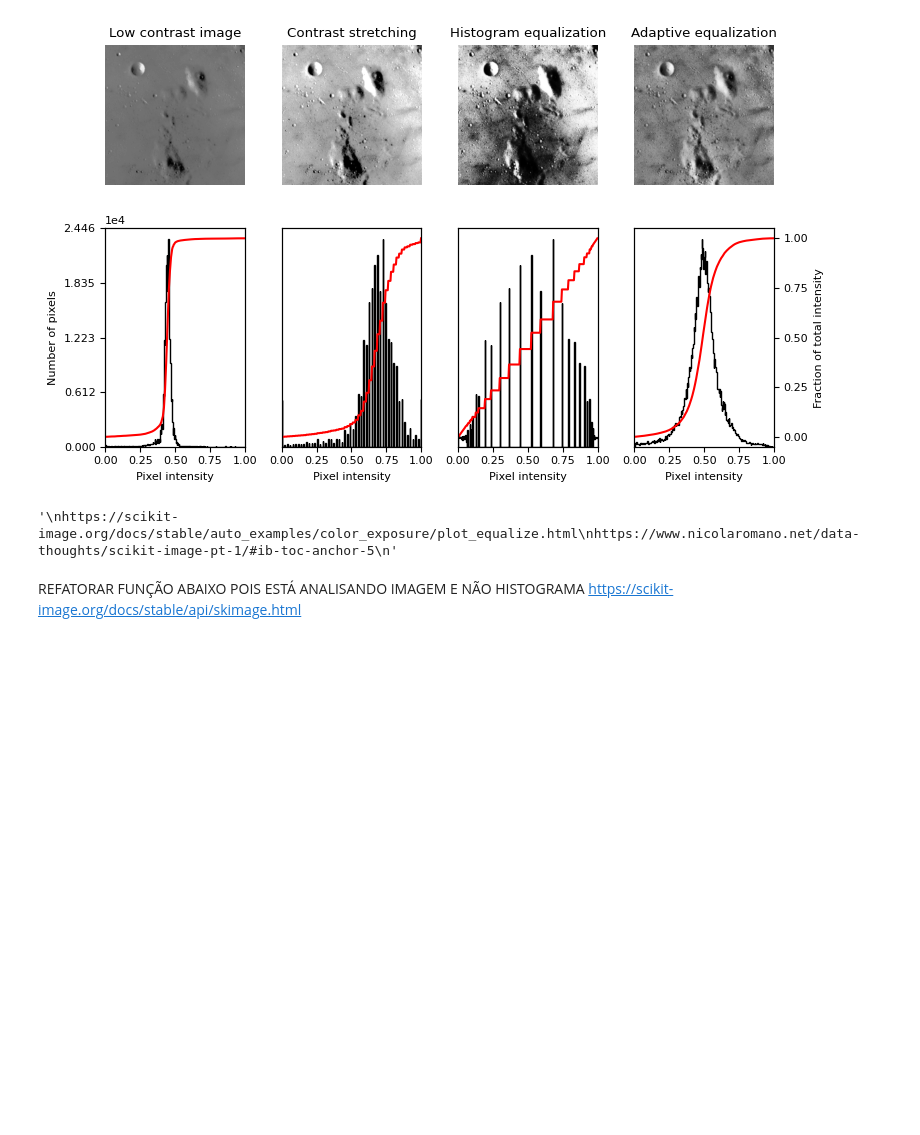
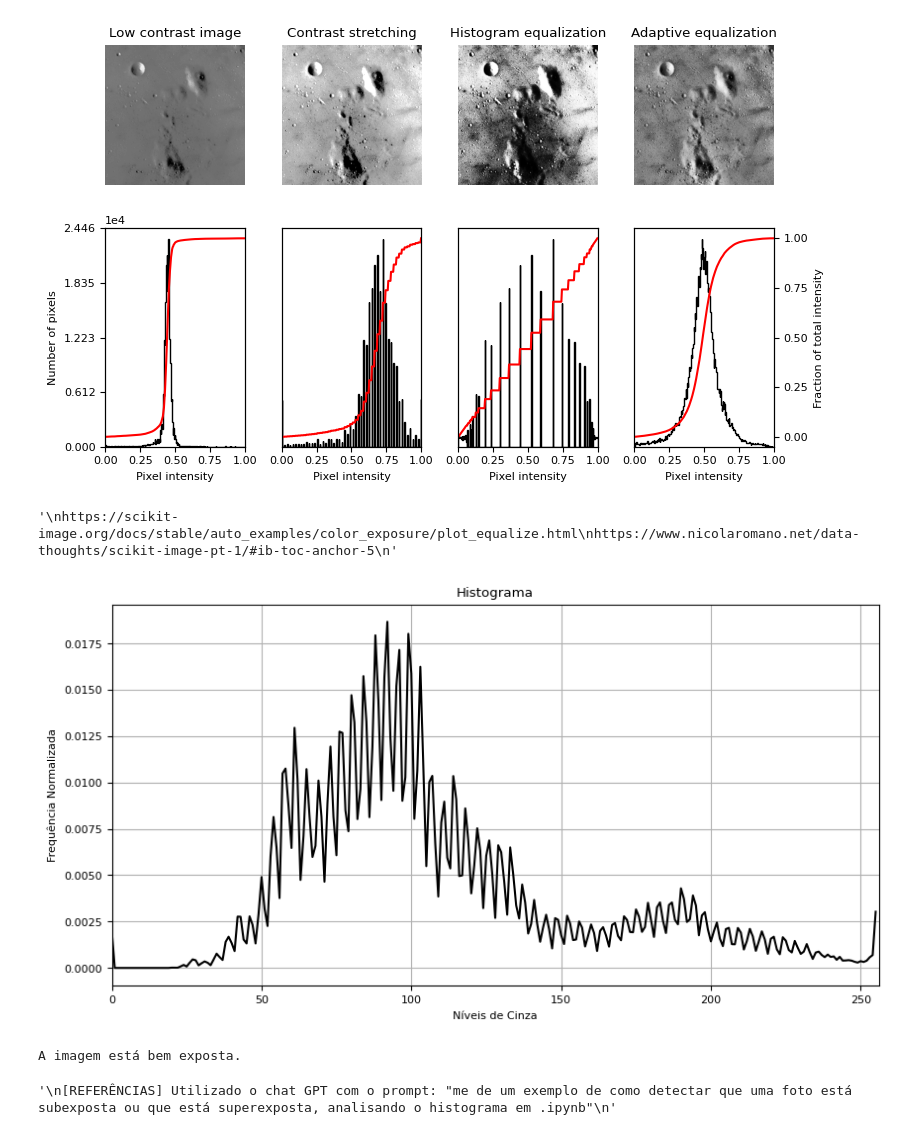
Before and after one commit to juunioor/COMPUTACAOVISUAL, a Jupyter notebook: semana6_compvisu.ipynb, the cells around one changed output. Saved outputs shown, nothing was run; the diff lists cells and outputs as text; code cells hidden in the pictures; blank space fills up the shorter version.

```diff
--- a/semana6_compvisu.ipynb
+++ b/semana6_compvisu.ipynb
@@ -196,6 +199,3 @@ https://www.nicolaromano.net/data-thoughts/scikit-image-pt-1/#ib-toc-anchor-5
 '\nhttps://scikit-image.org/docs/stable/auto_examples/color_exposure/plot_equalize.html\nhttps://www.nicolaromano.net/data-thoughts/scikit-image-pt-1/#ib-toc-anchor-5\n'
 # %%
 # 5. Detectar (concluir) que uma foto está subexposta ou que está superexposta, analisando o histograma.
-# %% [markdown]
-REFATORAR FUNÇÃO ABAIXO POIS ESTÁ ANALISANDO IMAGEM E NÃO HISTOGRAMA
-https://scikit-image.org/docs/stable/api/skimage.html
@@ -209,0 +202,47 @@ https://scikit-image.org/docs/stable/api/skimage.exposure.html#skimage.exposure.
+# %%
+import cv2
+import matplotlib.pyplot as plt
+
+# Carregue a imagem
+imagem = cv2.imread('kodim23.png', cv2.IMREAD_COLOR)
+
+# Converta a imagem para escala de cinza
+imagem_em_escala_de_cinza = cv2.cvtColor(imagem, cv2.COLOR_BGR2GRAY)
+
+# Calcule o histograma
+histograma = cv2.calcHist([imagem_em_escala_de_cinza], [0], None, [256], [0, 256])
+
+# Normalize o histograma (para torná-lo mais fácil de interpretar)
+histograma_normalizado = histograma / histograma.sum()
+
+# Plotar o histograma
+plt.figure(figsize=(10, 5))
+plt.plot(histograma_normalizado, color='black')
+plt.title('Histograma')
+plt.xlabel('Níveis de Cinza')
+plt.ylabel('Frequência Normalizada')
+plt.xlim([0, 256])
+plt.grid()
+plt.show()
+
+# Verifique se a imagem está subexposta ou superexposta
+# Aqui, você pode definir um limite (threshold) com base em sua análise do histograma
+# Por exemplo, se a maior parte do histograma estiver à esquerda, pode ser subexposta
+# Se estiver à direita, pode ser superexposta
+limite = 0.05  # Você pode ajustar esse limite com base na análise do seu histograma
+
+if histograma_normalizado[:128].sum() < limite:
+    print("A imagem está subexposta.")
+elif histograma_normalizado[128:].sum() < limite:
+    print("A imagem está superexposta.")
+else:
+    print("A imagem está bem exposta.")
+
+
+'''
+[REFERÊNCIAS] Utilizado o chat GPT com o prompt: "me de um exemplo de como detectar que uma foto está subexposta ou que está superexposta, analisando o histograma em .ipynb"
+'''
+# %% [output]
+[figure, added]
+A imagem está bem exposta.
+'\n[REFERÊNCIAS] Utilizado o chat GPT com o prompt: "me de um exemplo de como detectar que uma foto está subexposta ou que está superexposta, analisando o histograma em .ipynb"\n'
```
Also changed, not shown: parts of 5 cells of this notebook.
